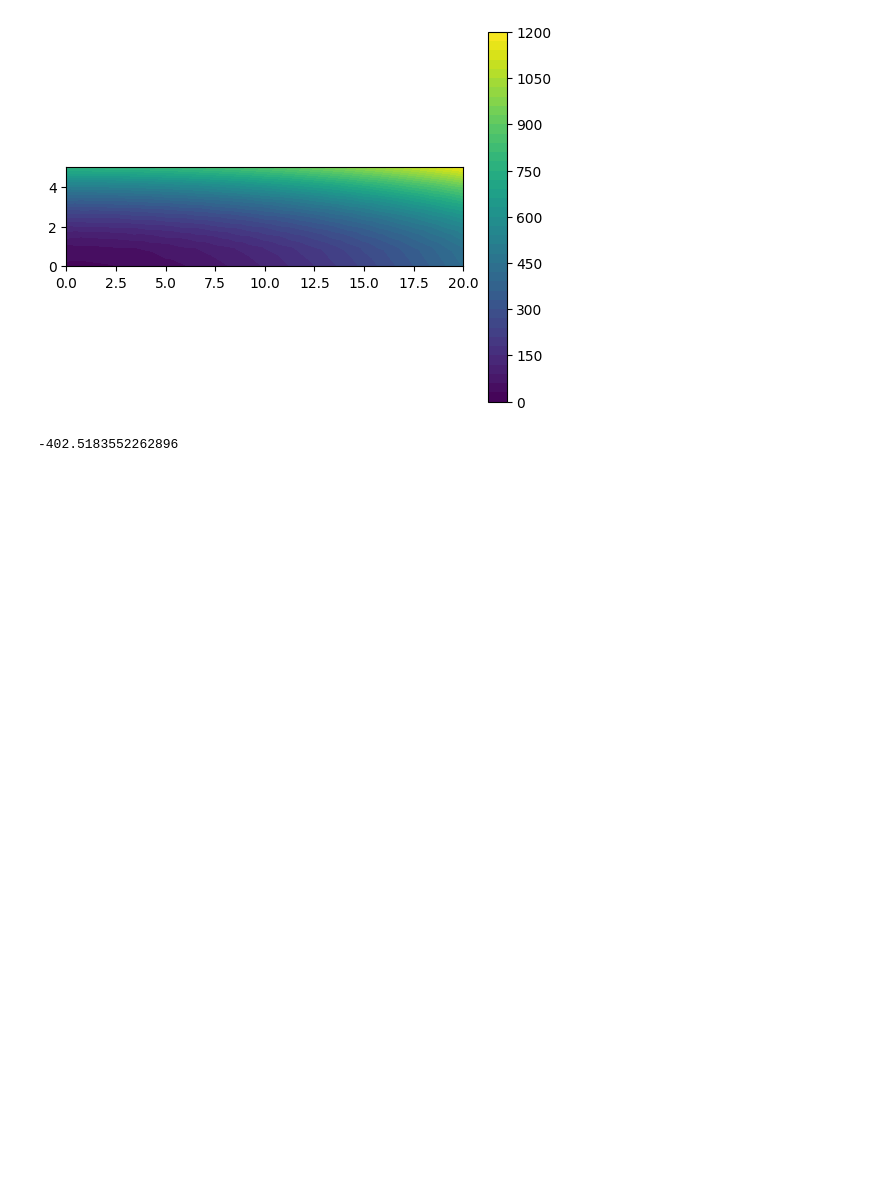
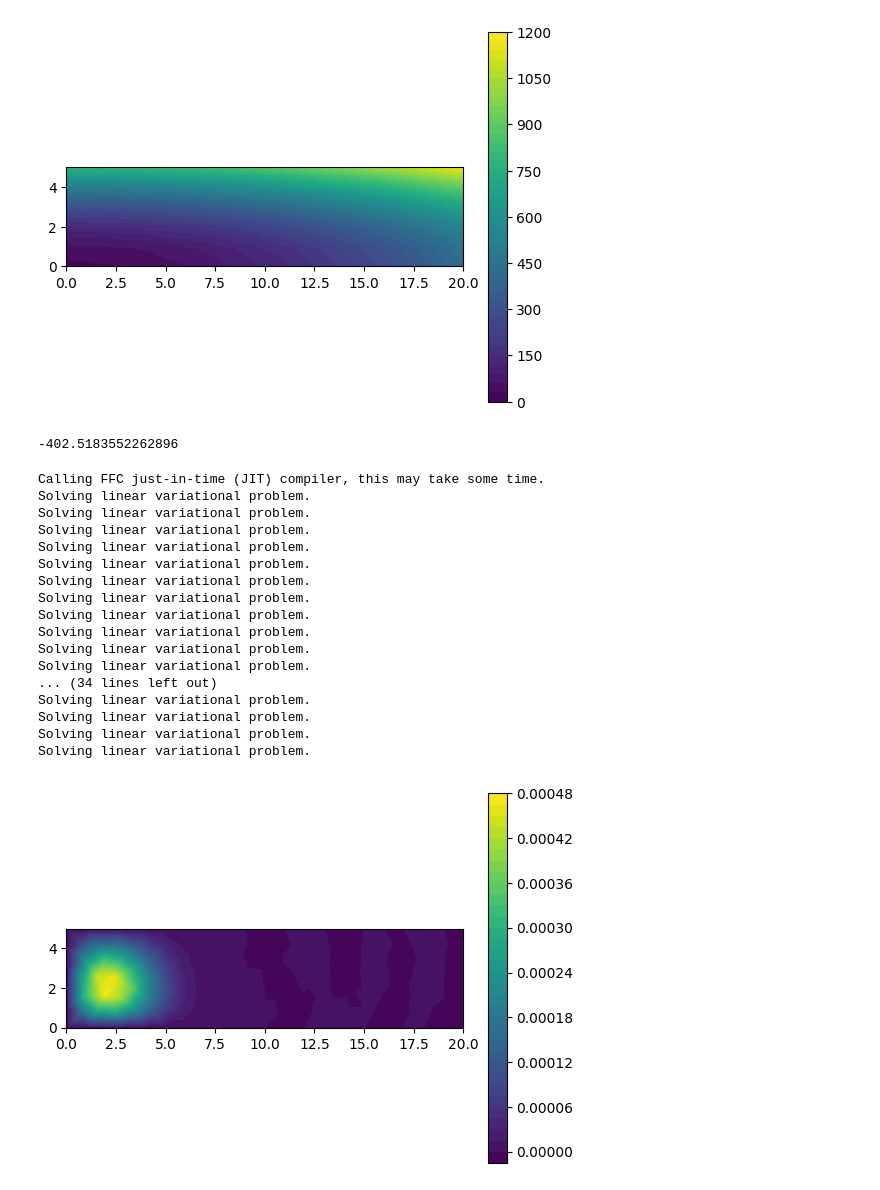
Before and after one commit to itsmebonny/pacsproj, a Jupyter notebook: RectangularDG.ipynb, the cells around one changed output. Saved outputs shown, nothing was run; the diff lists cells and outputs as text; code cells hidden in the pictures; blank space fills up the shorter version.

Commit message:
parameters setting

```diff
--- a/RectangularDG.ipynb
+++ b/RectangularDG.ipynb
@@ -44,3 +45,35 @@ flux = data.flux(tags['interface'][0])
 print(flux)
 # %% [output]
 -402.5183552262896
+# %%
+# diffusion of a gaussian function
+heat_gaussian = gd.Heat(mesh_load,'Heat')
+V = FunctionSpace(mesh_load.mesh,"CG",1)
+k = Constant(1.0)
+f = Constant(0.0)
+bc = Constant(0.0)
+u0 = Expression('exp(-a*pow(x[0], 2) - a*pow(x[1], 2))',degree=2, a=5)
+dt = 2.0/ 50
+T = 2.0
+heat_gaussian.set_parameters(V,k,f,bc,u0,dt,T)
+heat_gaussian.solve()
+heat_gaussian.plot_solution()
+# %% [output]
+Calling FFC just-in-time (JIT) compiler, this may take some time.
+Solving linear variational problem.
+Solving linear variational problem.
+Solving linear variational problem.
+Solving linear variational problem.
+Solving linear variational problem.
+Solving linear variational problem.
+Solving linear variational problem.
+Solving linear variational problem.
+Solving linear variational problem.
+Solving linear variational problem.
+Solving linear variational problem.
+... (34 lines left out)
+Solving linear variational problem.
+Solving linear variational problem.
+Solving linear variational problem.
+Solving linear variational problem.
+[figure, added]
```
Also changed, not shown: parts of 2 cells of this notebook, 2 other files.
